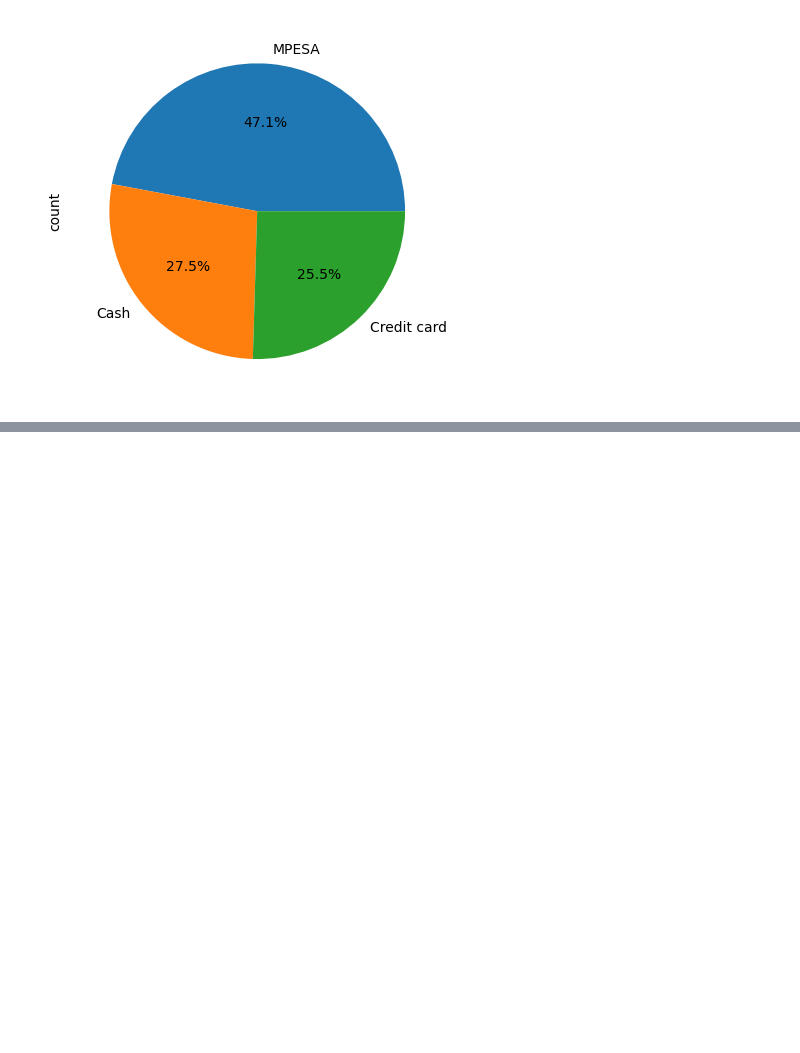
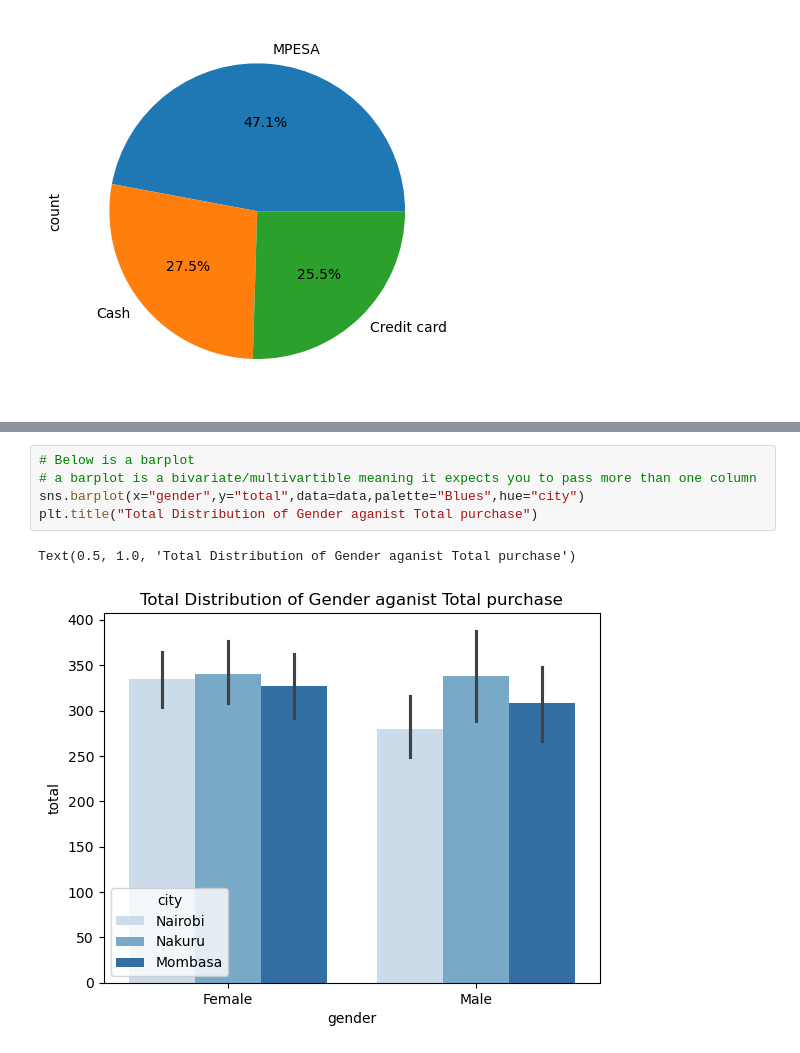
Before and after one commit to mugoarnold0-shiniars/datascience, a Jupyter notebook: EDA.ipynb, the cells around one changed output, grey strips where cells are left out. Cells and saved outputs as stored; diff of their text form; blank space fills up the shorter version.

```diff
--- a/EDA.ipynb
+++ b/EDA.ipynb
@@ -124,0 +136,8 @@ Passing `palette` without assigning `hue` is deprecated and will be removed in v
+# %%
+# Below is a barplot
+# a barplot is a bivariate/multivartible meaning it expects you to pass more than one column
+sns.barplot(x="gender",y="total",data=data,palette="Blues",hue="city")
+plt.title("Total Distribution of Gender aganist Total purchase")
+# %% [output]
+Text(0.5, 1.0, 'Total Distribution of Gender aganist Total purchase')
+[figure, added]
```
Also changed, not shown: parts of 5 cells of this notebook.
